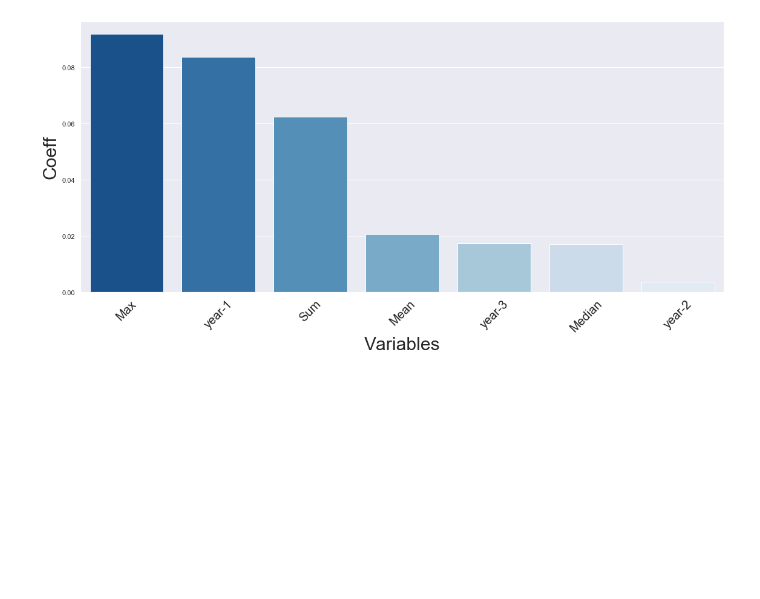
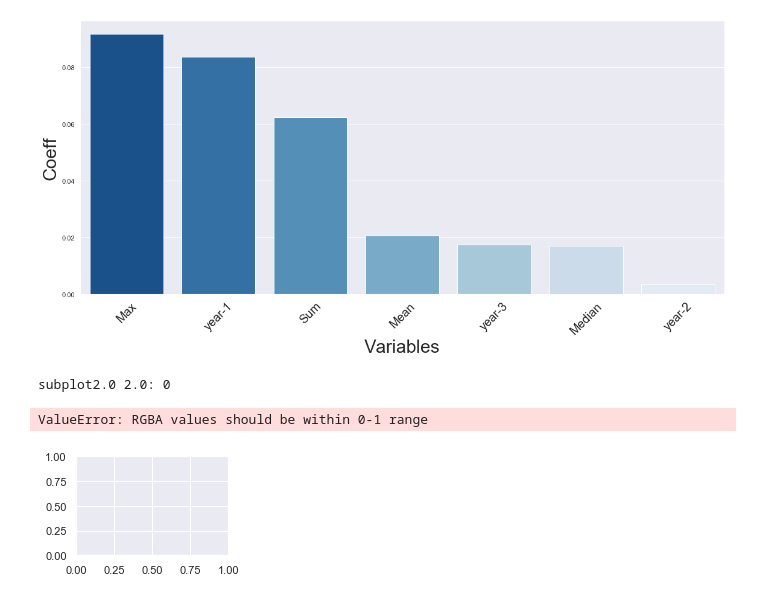
Before and after one commit to DataKind-DC/rcp2, a Jupyter notebook: Code/Models/NFIRS_Tract_level.ipynb, the cells around one changed output. Saved outputs shown, nothing was run; the diff lists cells and outputs as text; code cells hidden in the pictures; blank space fills up the shorter version.

```diff
--- a/Code/Models/NFIRS_Tract_level.ipynb
+++ b/Code/Models/NFIRS_Tract_level.ipynb
@@ -200,16 +200,33 @@ def train_model(fires,top10,nyears = 4,modeltype='LogisticRegression',resample =
 
     if modeltype =='LogisticRegression':
         from sklearn.linear_model import LogisticRegression
-        model = LogisticRegression(warm_start=True,
-                                   class_weight = 'balanced')
-
+        #model = LogisticRegression(warm_start=True,
+        #                           class_weight = 'balanced')
+        model = LogisticRegression(penalty='elasticnet', l1_ratio=.1,
+                                   warm_start=True,
+                                   class_weight = 'balanced',
+                                   solver='saga')
     elif modeltype =='SVM':
         from sklearn.svm import SVC
-        model = SVC(
-            gamma='auto',
+        model = SVC(gamma='auto',
             kernel='linear',
             class_weight = 'balanced',
             random_state=SEED)
+
+    elif modeltype =='SVM2':
+        from sklearn.svm import LinearSVC
+        model = LinearSVC(penalty='l1',
+                          loss='squared_hinge',
+                          dual=False,
+                          tol=0.0005,
+                          C=0.8,
+                          multi_class='ovr',
+                          fit_intercept=True,
+                          intercept_scaling=1,
+                          class_weight='balanced',
+                          verbose=0,
+                          random_state=SEED,
+                          max_iter=2500)
 
     elif modeltype =='Bagged':# WIP
         from imblearn.ensemble import BalancedBaggingClassifier
@@ -375,3 +417,9 @@ def plot_boundaries(X,y,model,n):
         plt.yticks(())
         plt.ylabel(names[y_idx])
     plt.show()
+# %%
+plot_boundaries(fires,top10,mdl,4)
+# %% [output]
+subplot2.0 2.0: 0
+ValueError: RGBA values should be within 0-1 range
+[figure, added]
```
Also changed, not shown: parts of 3 cells of this notebook, 1 other file.
